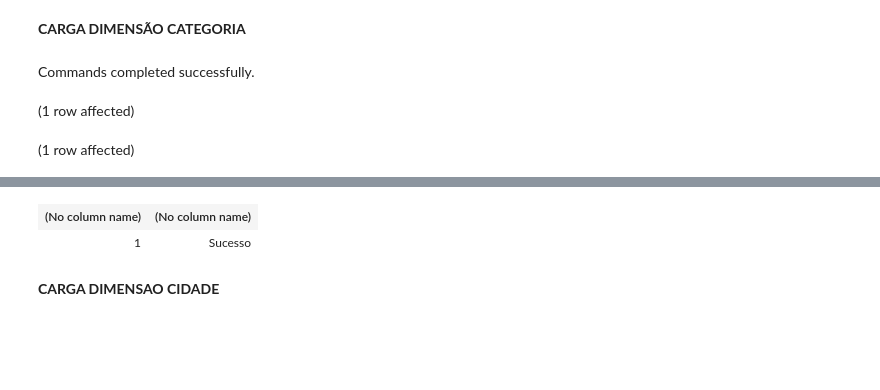
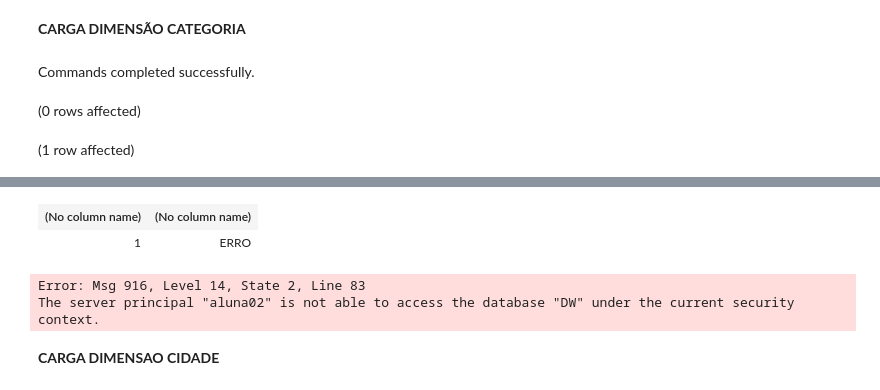
Before and after one commit to AmandaGiacometti/DataEX-Bootcamp, a Jupyter notebook: Dia 04/03_ETL_SQL_SCD2.ipynb, the cells around one changed output, grey strips where cells are left out. Saved outputs shown, nothing was run; the diff lists cells and outputs as text; code cells hidden in the pictures; blank space fills up the shorter version.

```diff
--- a/Dia 04/03_ETL_SQL_SCD2.ipynb
+++ b/Dia 04/03_ETL_SQL_SCD2.ipynb
@@ -659,7 +657,7 @@ Total execution time: 00:00:01.080
 # %% [markdown]
 **CARGA DIMENSÃO CATEGORIA**
 # %%
-USE DW
+USE DW_02
 GO
 BEGIN TRANSACTION;
 	DECLARE @VDATA_INI DATETIME;
@@ -769,5 +767,5 @@ INSERT INTO[DW].[LOGS].[LOG_CARGAS2]
 END CATCH;
 # %% [output]
 Commands completed successfully.
-(1 row affected)
+(0 rows affected)
 (1 row affected)
@@ -776,5 +773,7 @@ Total execution time: 00:00:00.312
 | (No column name) | (No column name) |
-| 1 | Sucesso |
+| 1 | ERRO |
+Error: Msg 916, Level 14, State 2, Line 83
+The server principal "aluna02" is not able to access the database "DW" under the current security context.
 # %% [markdown]
 **CARGA DIMENSAO CIDADE**
 # %%
```
Also changed, not shown: parts of 25 cells of this notebook.
